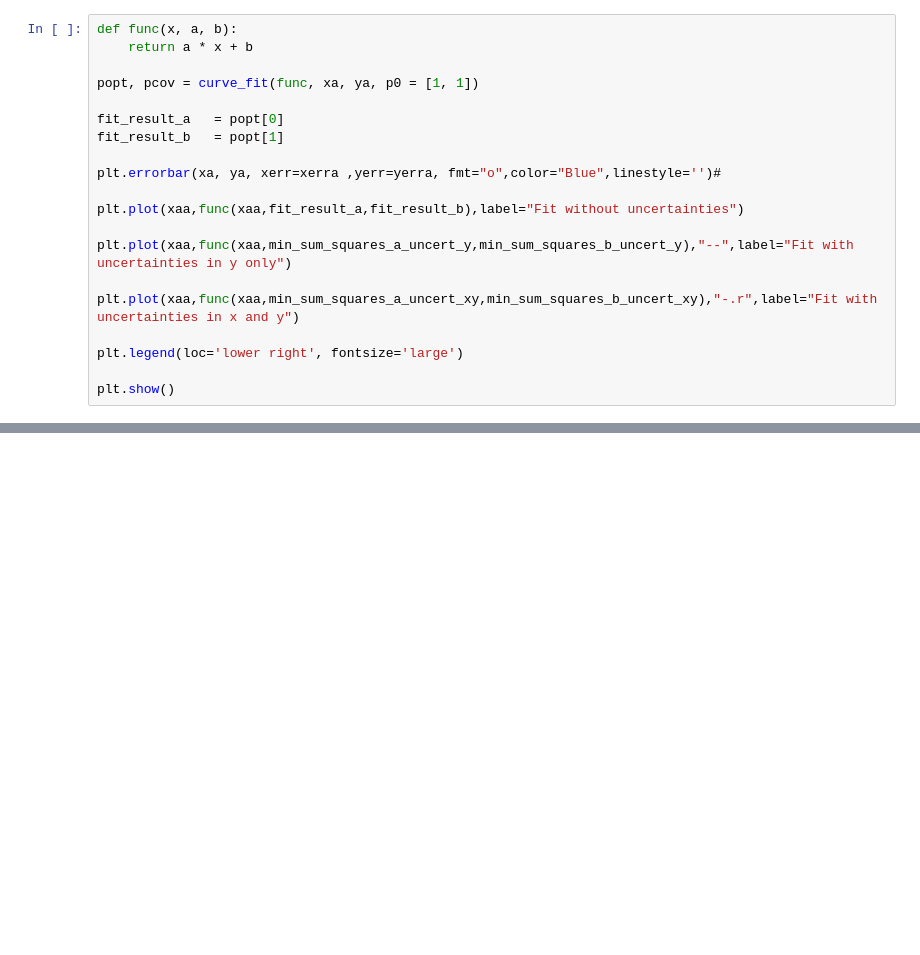
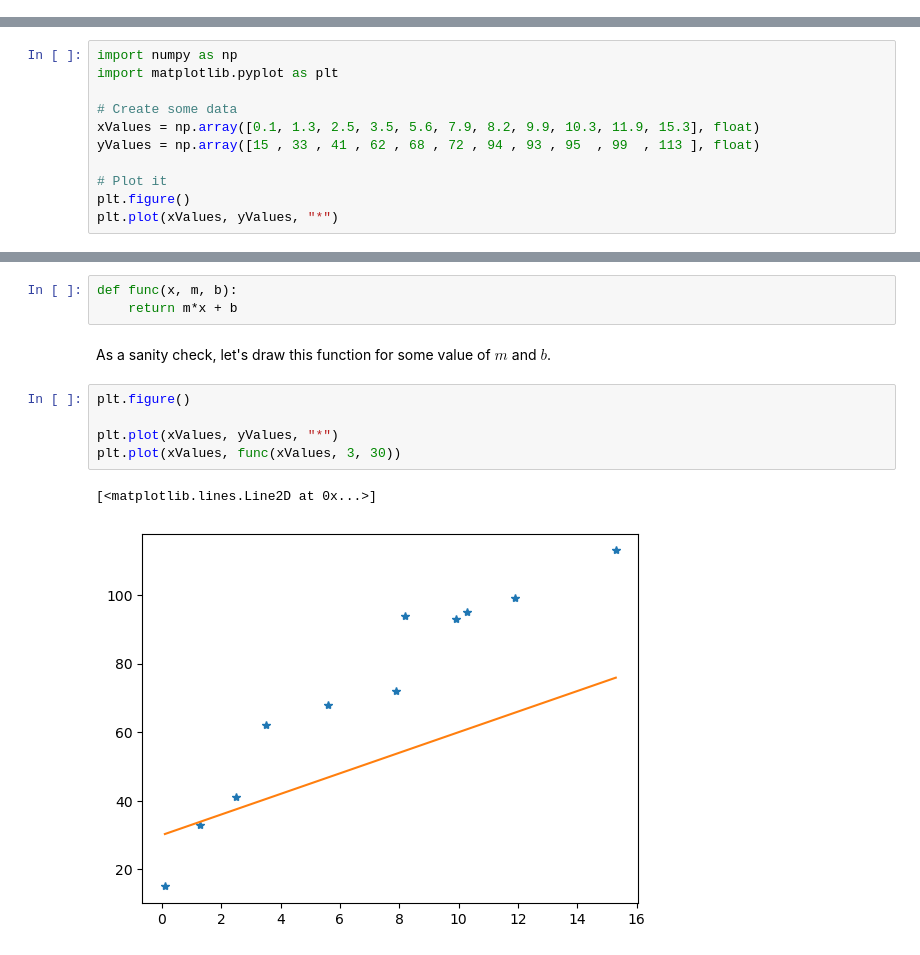
Before and after one commit to CWCopeland/ComputationalPhysics, a Jupyter notebook: LectureNotes/07_fittingData.ipynb, the cells around one changed output, grey strips where cells are left out. Cells and saved outputs as stored; diff of their text form; blank space fills up the shorter version.

```diff
--- a/LectureNotes/07_fittingData.ipynb
+++ b/LectureNotes/07_fittingData.ipynb
@@ -1104,20 +0,0 @@ b =  38.5
-# %%
-def func(x, a, b):
-    return a * x + b
-
-popt, pcov = curve_fit(func, xa, ya, p0 = [1, 1])
-
-fit_result_a   = popt[0]
-fit_result_b   = popt[1]
-
-plt.errorbar(xa, ya, xerr=xerra ,yerr=yerra, fmt="o",color="Blue",linestyle='')#
-
-plt.plot(xaa,func(xaa,fit_result_a,fit_result_b),label="Fit without uncertainties")
-
-plt.plot(xaa,func(xaa,min_sum_squares_a_uncert_y,min_sum_squares_b_uncert_y),"--",label="Fit with uncertainties in y only")
-
-plt.plot(xaa,func(xaa,min_sum_squares_a_uncert_xy,min_sum_squares_b_uncert_xy),"-.r",label="Fit with uncertainties in x and y")
-
-plt.legend(loc='lower right', fontsize='large')
-
-plt.show()
@@ -1276,0 +23,11 @@ print(temperature)
+# %%
+import numpy as np
+import matplotlib.pyplot as plt
+
+# Create some data
+xValues = np.array([0.1, 1.3, 2.5, 3.5, 5.6, 7.9, 8.2, 9.9, 10.3, 11.9, 15.3], float)
+yValues = np.array([15 , 33 , 41 , 62 , 68 , 72 , 94 , 93 , 95  , 99  , 113 ], float)
+
+# Plot it
+plt.figure()
+plt.plot(xValues, yValues, "*")
@@ -1276,0 +43,13 @@ print(temperature)
+# %%
+def func(x, m, b):
+    return m*x + b
+# %% [markdown]
+As a sanity check, let's draw this function for some value of $m$ and $b$.
+# %%
+plt.figure()
+
+plt.plot(xValues, yValues, "*")
+plt.plot(xValues, func(xValues, 3, 30))
+# %% [output]
+[<matplotlib.lines.Line2D at 0x...>]
+[figure, added]
```
Also changed, not shown: parts of 107 cells of this notebook.
